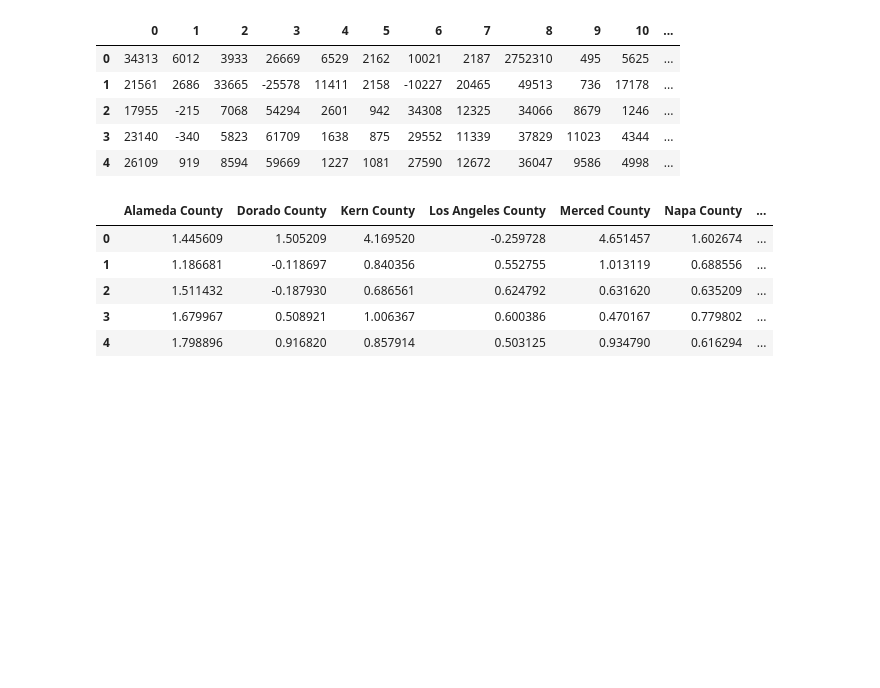
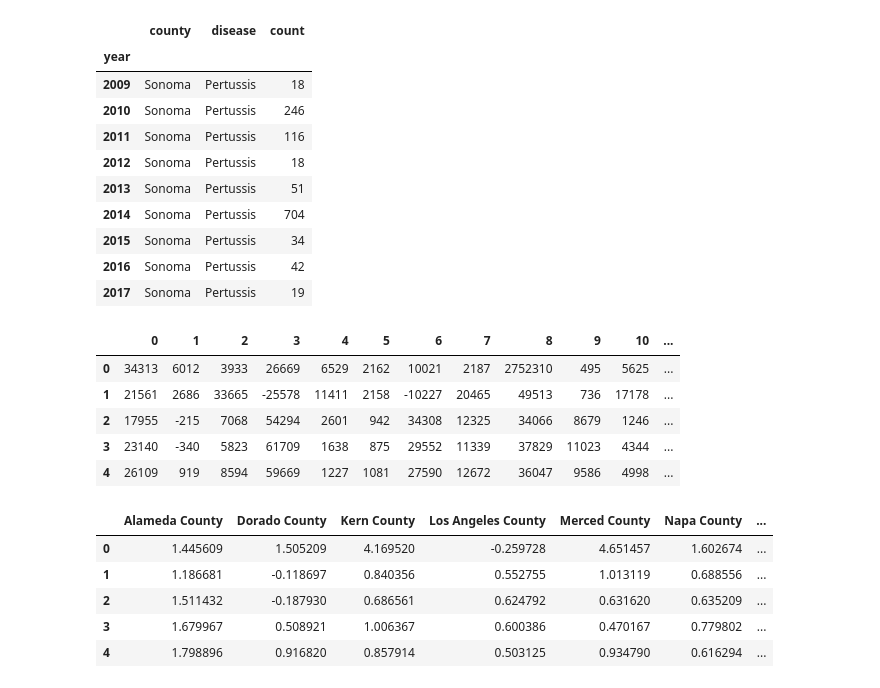
Before and after one commit to GCutaiar/group-project1, a Jupyter notebook: Resource/scatter_plots_clay.ipynb, the cells around one changed output. Saved outputs shown, nothing was run; the diff lists cells and outputs as text; code cells hidden in the pictures; blank space fills up the shorter version.

```diff
--- a/Resource/scatter_plots_clay.ipynb
+++ b/Resource/scatter_plots_clay.ipynb
@@ -161,3 +222,17 @@ pop_for_change.head()
+# %%
+ddyr_sonoma_pert
+# %% [output]
+|  | county | disease | count |
+| year |  |  |  |
+| 2009 | Sonoma | Pertussis | 18 |
+| 2010 | Sonoma | Pertussis | 246 |
+| 2011 | Sonoma | Pertussis | 116 |
+| 2012 | Sonoma | Pertussis | 18 |
+| 2013 | Sonoma | Pertussis | 51 |
+| 2014 | Sonoma | Pertussis | 704 |
+| 2015 | Sonoma | Pertussis | 34 |
+| 2016 | Sonoma | Pertussis | 42 |
+| 2017 | Sonoma | Pertussis | 19 |
 # %%
 # Make dataframe that shows the difference of population over years for each county
 # These new values should make for a better plot to compare against disease count over time
```
Also changed, not shown: parts of 7 cells of this notebook, 7 other files.
